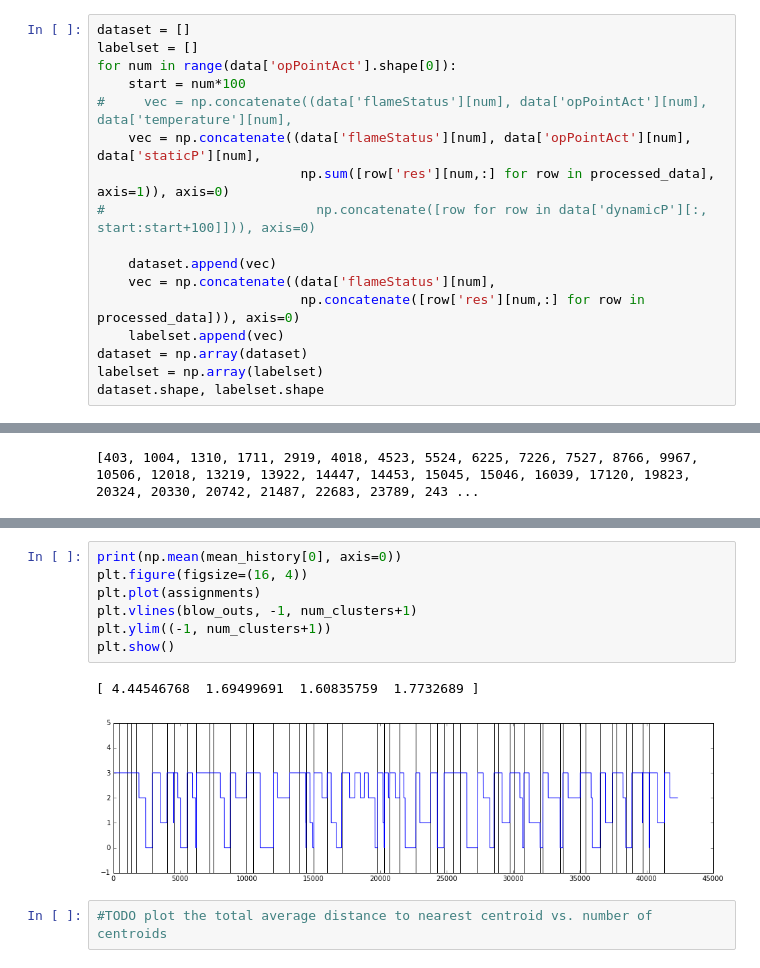
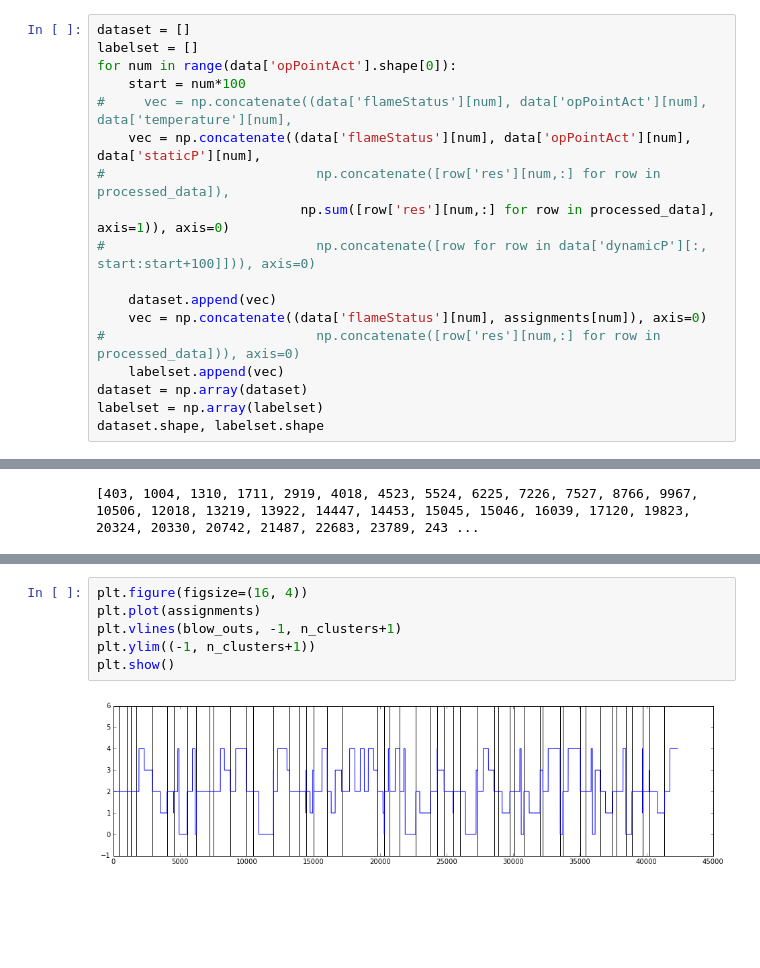
Before and after one commit to Engineero/burner_analysis, a Jupyter notebook: tensorflow_workbook.ipynb, the cells around one changed output, grey strips where cells are left out. Drawn from its saved outputs; the diff is of its cells as text; blank space fills up the shorter version.

Commit message:
Still working on k-means.

```diff
--- a/tensorflow_workbook.ipynb
+++ b/tensorflow_workbook.ipynb
@@ -54,12 +54,13 @@ for num in range(data['opPointAct'].shape[0]):
     start = num*100
 #     vec = np.concatenate((data['flameStatus'][num], data['opPointAct'][num], data['temperature'][num],
     vec = np.concatenate((data['flameStatus'][num], data['opPointAct'][num], data['staticP'][num],
+#                           np.concatenate([row['res'][num,:] for row in processed_data]),
                           np.sum([row['res'][num,:] for row in processed_data], axis=1)), axis=0)
 #                           np.concatenate([row for row in data['dynamicP'][:, start:start+100]])), axis=0)
 
     dataset.append(vec)
-    vec = np.concatenate((data['flameStatus'][num],
-                          np.concatenate([row['res'][num,:] for row in processed_data])), axis=0)
+    vec = np.concatenate((data['flameStatus'][num], assignments[num]), axis=0)
+#                           np.concatenate([row['res'][num,:] for row in processed_data])), axis=0)
     labelset.append(vec)
 dataset = np.array(dataset)
 labelset = np.array(labelset)
@@ -371,12 +371,8 @@ Cluster assignments:  [3 3 3 ..., 2 2 2]
 # %%
-print(np.mean(mean_history[0], axis=0))
 plt.figure(figsize=(16, 4))
 plt.plot(assignments)
-plt.vlines(blow_outs, -1, num_clusters+1)
-plt.ylim((-1, num_clusters+1))
+plt.vlines(blow_outs, -1, n_clusters+1)
+plt.ylim((-1, n_clusters+1))
 plt.show()
 # %% [output]
-[ 4.44546768  1.69499691  1.60835759  1.7732689 ]
-[figure, old version]
+[figure, new version]
-# %%
-#TODO plot the total average distance to nearest centroid vs. number of centroids
```
Also changed, not shown: parts of 8 cells of this notebook.
